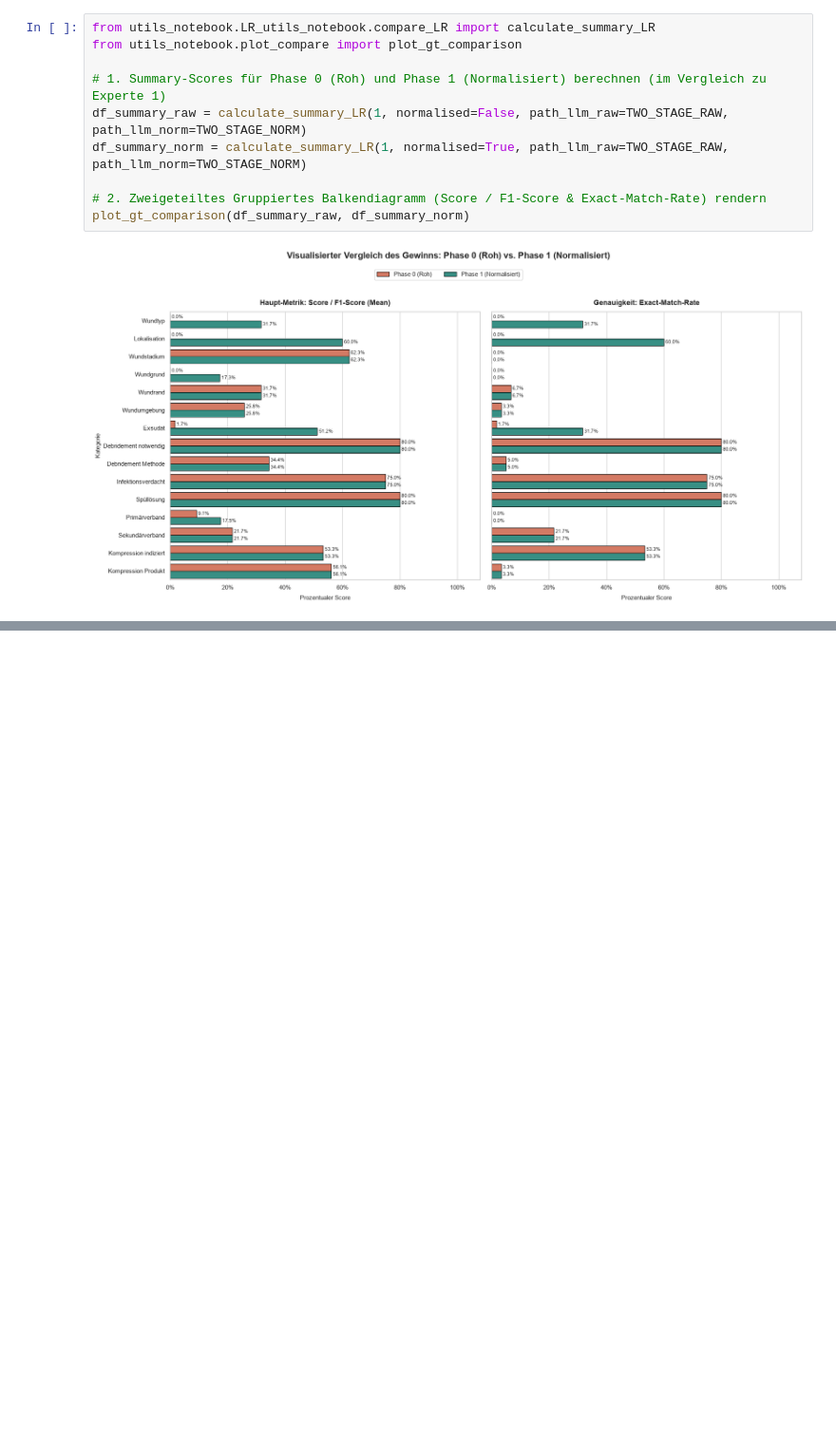
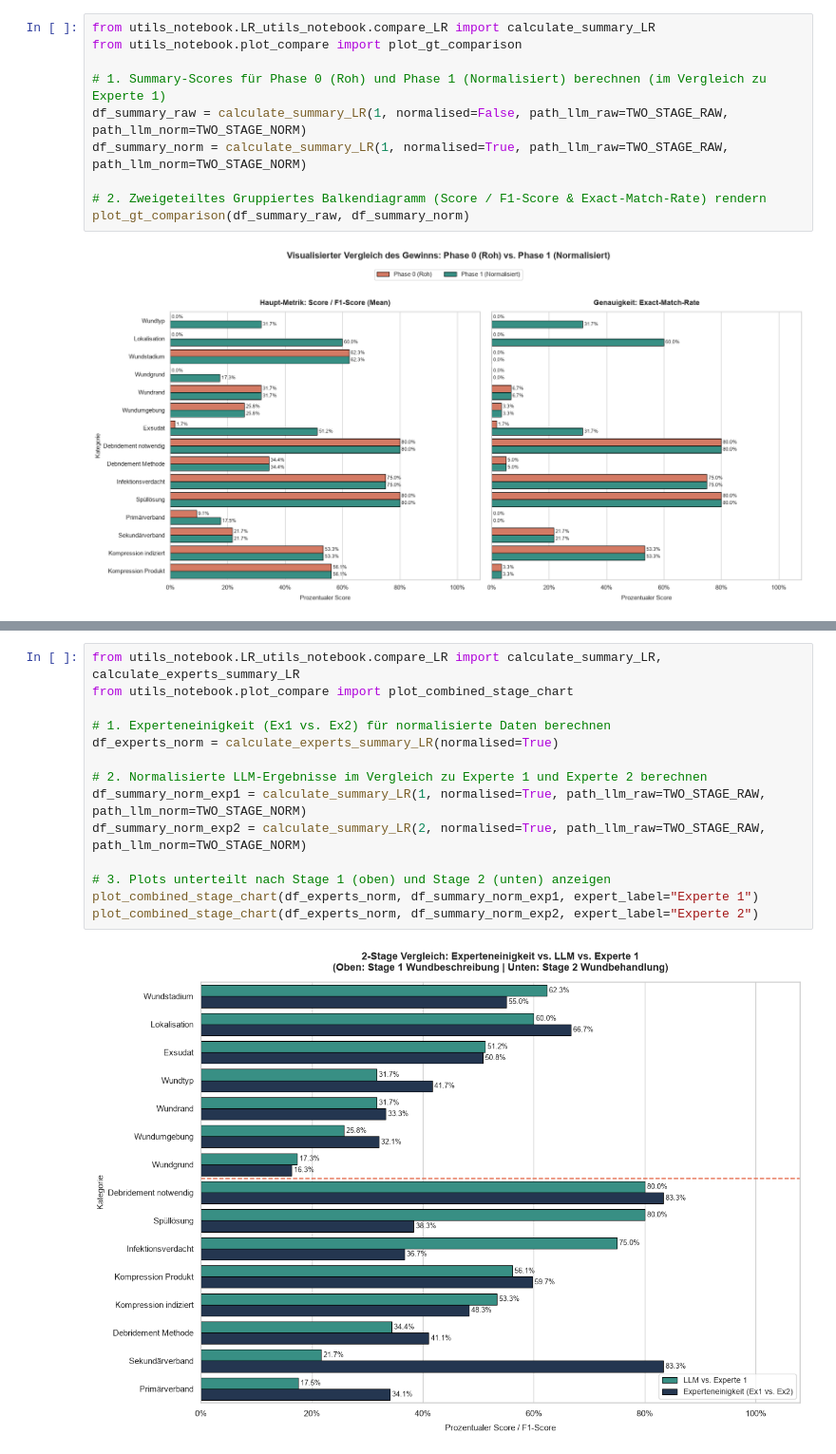
Before and after one commit to code-mert/masterarbeitmodell, a Jupyter notebook: notebooks/analyse_lr_2stage/analyse_lr_2stage.ipynb, the cells around one changed output, grey strips where cells are left out. Shown at 95% size. Cells and saved outputs as stored; diff of their text form; blank space fills up the shorter version.

```diff
--- a/notebooks/analyse_lr_2stage/analyse_lr_2stage.ipynb
+++ b/notebooks/analyse_lr_2stage/analyse_lr_2stage.ipynb
@@ -34,0 +52,16 @@ plot_gt_comparison(df_summary_raw, df_summary_norm)
+# %%
+from utils_notebook.LR_utils_notebook.compare_LR import calculate_summary_LR, calculate_experts_summary_LR
+from utils_notebook.plot_compare import plot_combined_stage_chart
+
+# 1. Experteneinigkeit (Ex1 vs. Ex2) für normalisierte Daten berechnen
+df_experts_norm = calculate_experts_summary_LR(normalised=True)
+
+# 2. Normalisierte LLM-Ergebnisse im Vergleich zu Experte 1 und Experte 2 berechnen
+df_summary_norm_exp1 = calculate_summary_LR(1, normalised=True, path_llm_raw=TWO_STAGE_RAW, path_llm_norm=TWO_STAGE_NORM)
+df_summary_norm_exp2 = calculate_summary_LR(2, normalised=True, path_llm_raw=TWO_STAGE_RAW, path_llm_norm=TWO_STAGE_NORM)
+
+# 3. Plots unterteilt nach Stage 1 (oben) und Stage 2 (unten) anzeigen
+plot_combined_stage_chart(df_experts_norm, df_summary_norm_exp1, expert_label="Experte 1")
+plot_combined_stage_chart(df_experts_norm, df_summary_norm_exp2, expert_label="Experte 2")
+# %% [output]
+[figure, added]
```
Also changed, not shown: parts of 2 cells of this notebook, 12 other files.
